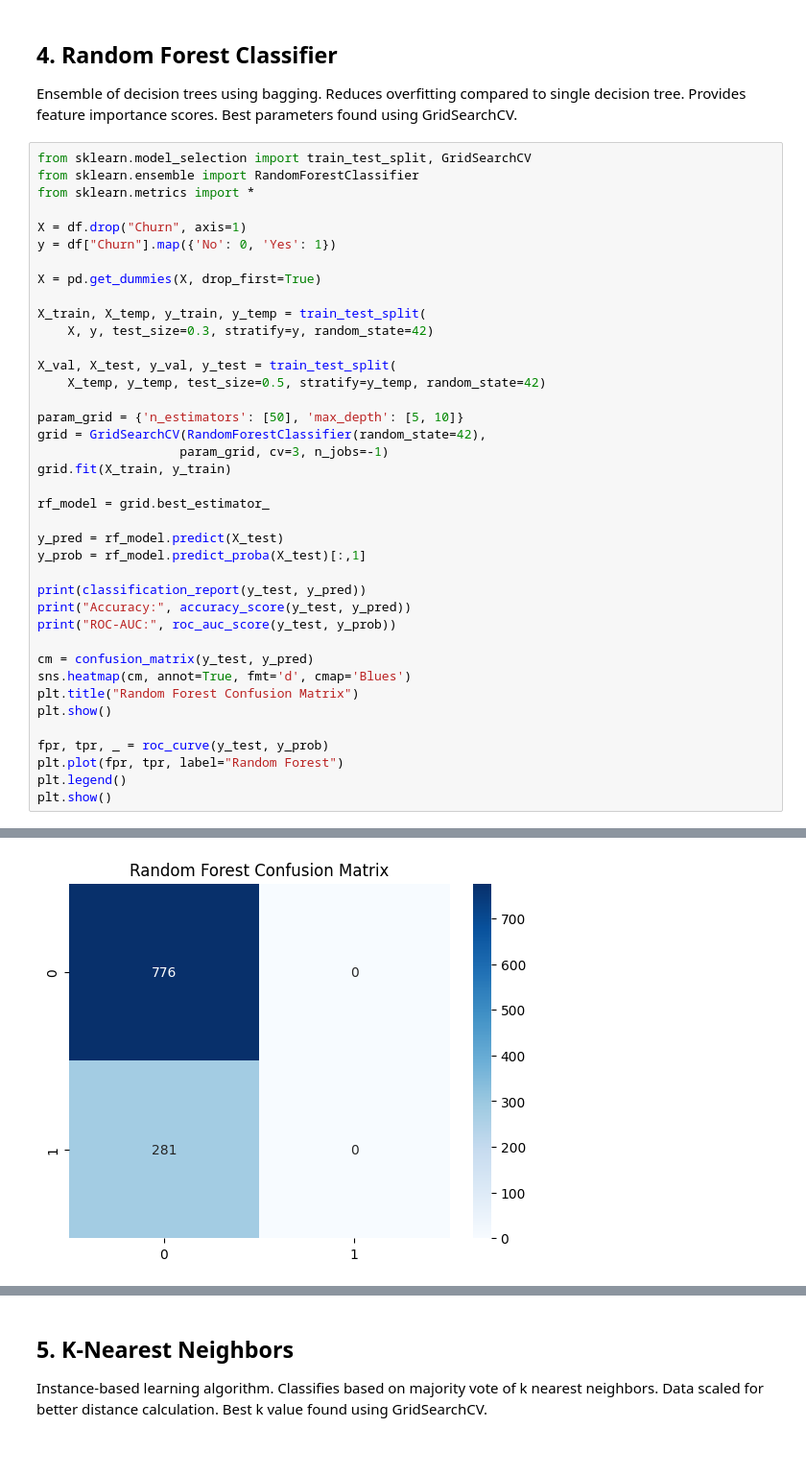
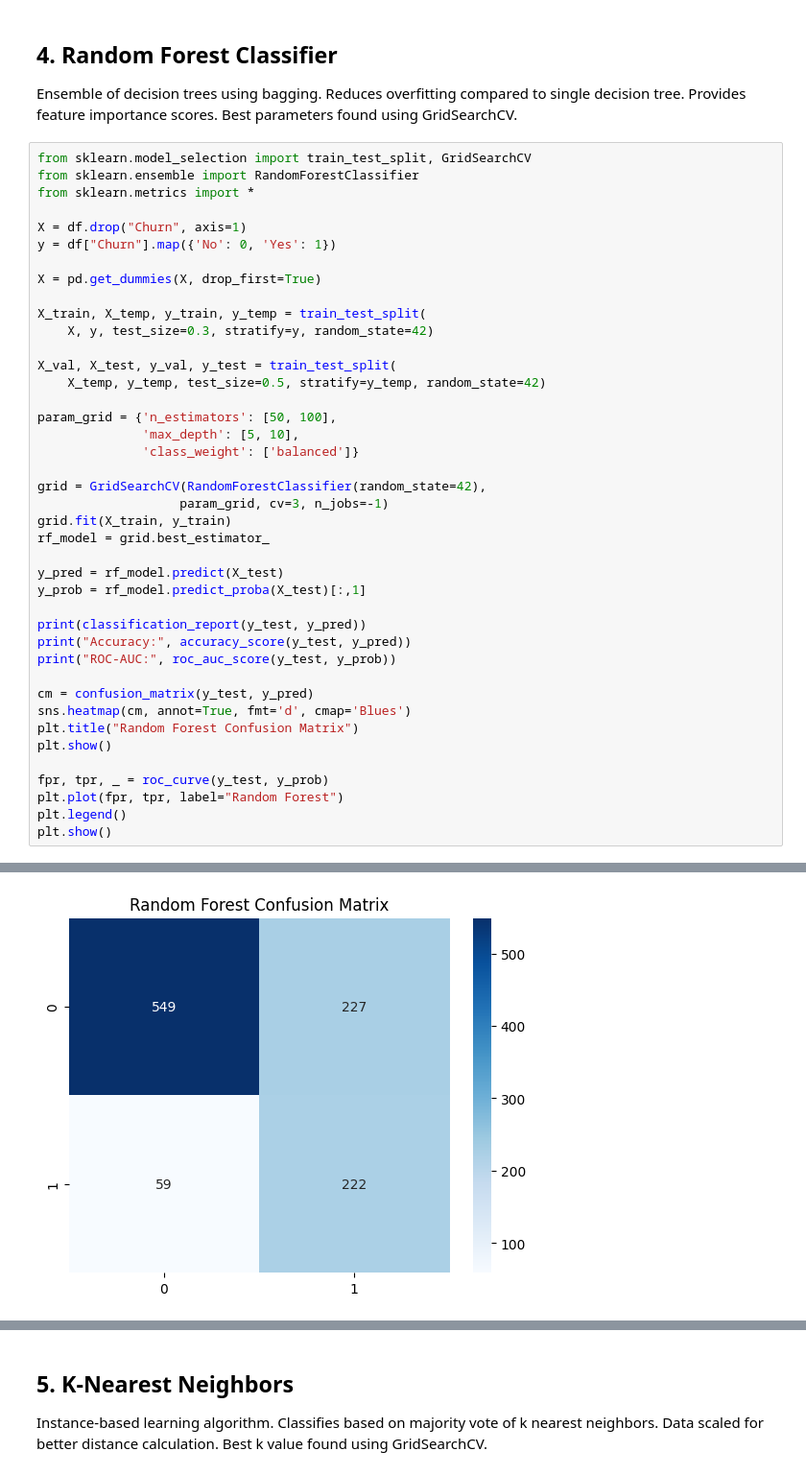
Before and after one commit to pradeepkumar2427/teleconnect-ml-assignment, a Jupyter notebook: notebooks/03_Classification.ipynb, the cells around one changed output, grey strips where cells are left out. Shown at 96% size. Cells and saved outputs as stored; diff of their text form.

Commit message:
add classification models and finding roc curves

```diff
--- a/notebooks/03_Classification.ipynb
+++ b/notebooks/03_Classification.ipynb
@@ -263,11 +310,13 @@ X_train, X_temp, y_train, y_temp = train_test_split(
 X_val, X_test, y_val, y_test = train_test_split(
     X_temp, y_temp, test_size=0.5, stratify=y_temp, random_state=42)
 
-param_grid = {'n_estimators': [50], 'max_depth': [5, 10]}
+param_grid = {'n_estimators': [50, 100],
+              'max_depth': [5, 10],
+              'class_weight': ['balanced']}
+
 grid = GridSearchCV(RandomForestClassifier(random_state=42),
                    param_grid, cv=3, n_jobs=-1)
 grid.fit(X_train, y_train)
-
 rf_model = grid.best_estimator_
 
 y_pred = rf_model.predict(X_test)
@@ -301 +350 @@ ROC-AUC: 0.8142334996514657
-[figure, old version]
+[figure, new version]
```
Also changed, not shown: parts of 14 cells of this notebook.
